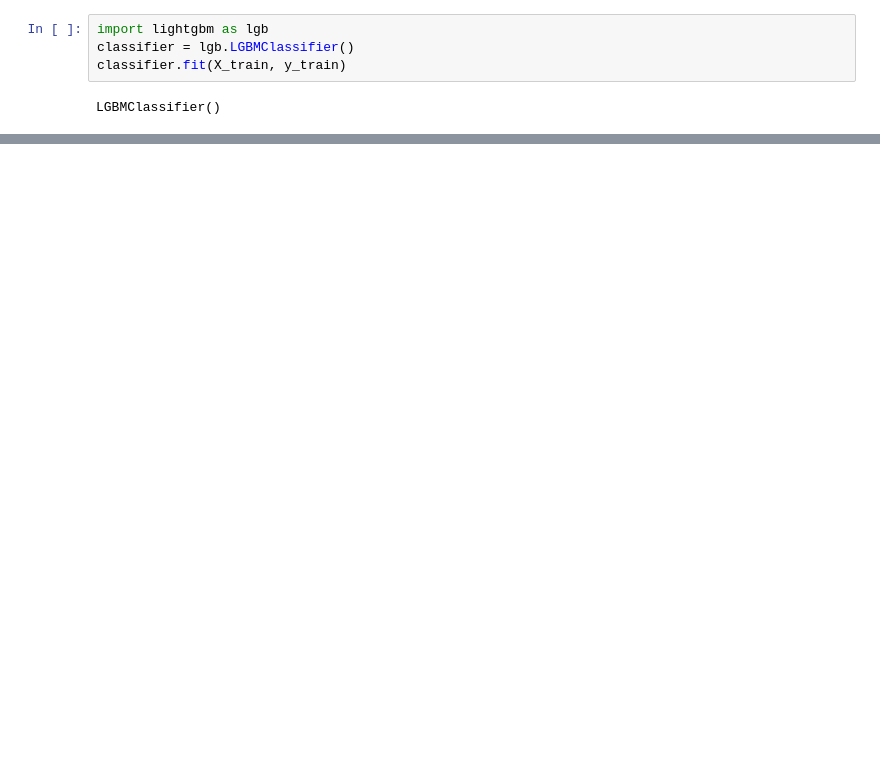
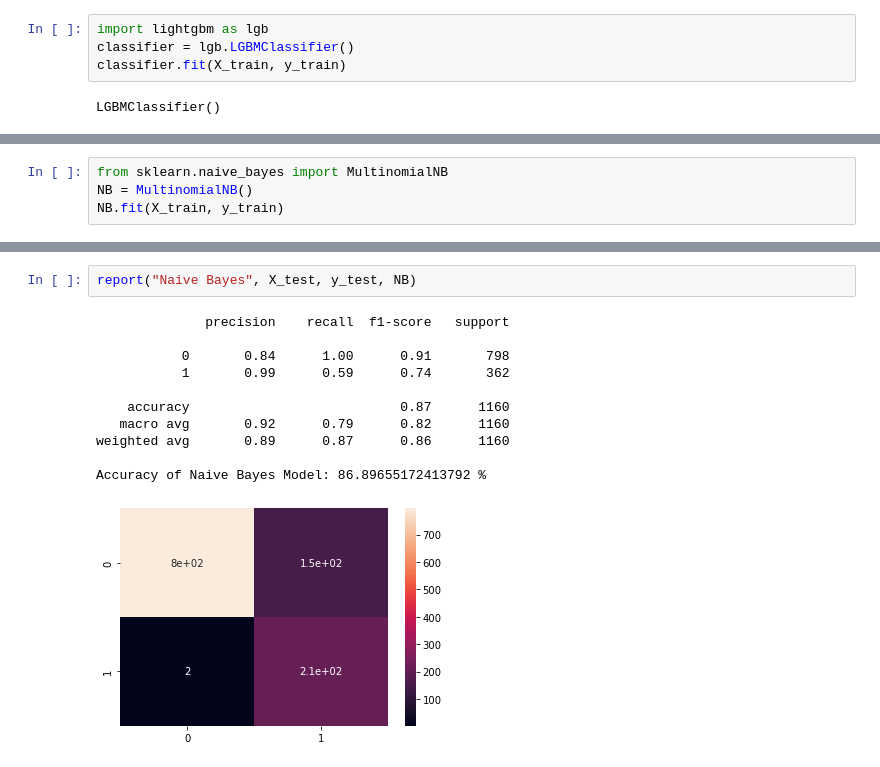
Before and after one commit to TanWZac/Spam-Detection, a Jupyter notebook: NLP.ipynb, the cells around one changed output, grey strips where cells are left out. Drawn from its saved outputs; the diff is of its cells as text; blank space fills up the shorter version.

Commit message:
Added KNN and Naive Bayes

```diff
--- a/NLP.ipynb
+++ b/NLP.ipynb
@@ -170,0 +124,4 @@ Accuracy of LightGBM Model: 82.67241379310344 %
+# %%
+from sklearn.naive_bayes import MultinomialNB
+NB = MultinomialNB()
+NB.fit(X_train, y_train)
@@ -170,0 +182,14 @@ Accuracy of LightGBM Model: 82.67241379310344 %
+# %%
+report("Naive Bayes", X_test, y_test, NB)
+# %% [output]
+              precision    recall  f1-score   support
+
+           0       0.84      1.00      0.91       798
+           1       0.99      0.59      0.74       362
+
+    accuracy                           0.87      1160
+   macro avg       0.92      0.79      0.82      1160
+weighted avg       0.89      0.87      0.86      1160
+
+Accuracy of Naive Bayes Model: 86.89655172413792 %
+[figure, added]
```
Also changed, not shown: parts of 9 cells of this notebook.
